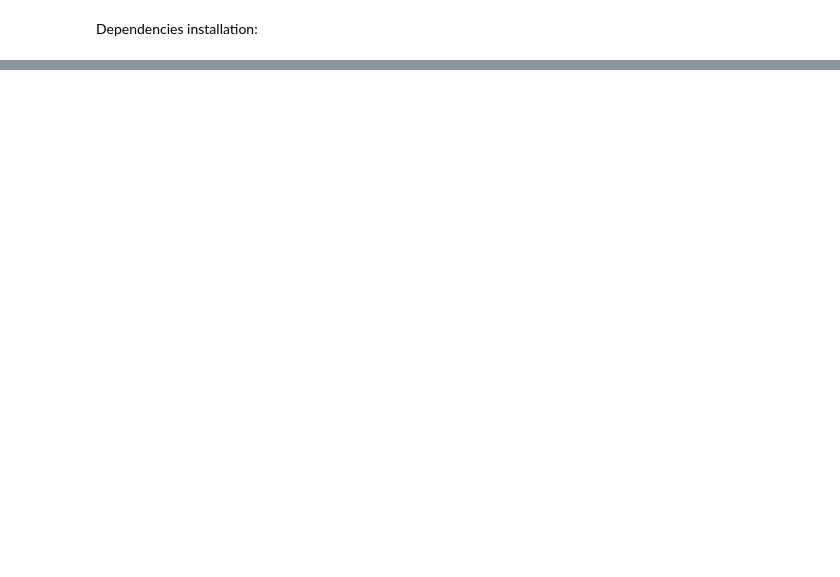
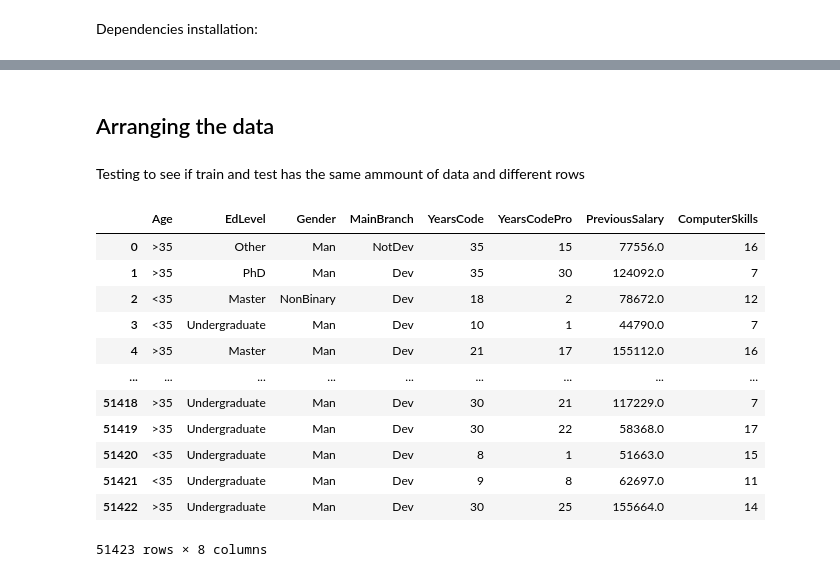
Before and after one commit to C21sja/KAN-CINTO1011U-Big-Data-ManagementPCS, a Jupyter notebook: main.ipynb, the cells around one changed output, grey strips where cells are left out. Drawn from its saved outputs; the diff is of its cells as text; code cells hidden in the pictures; blank space fills up the shorter version.

```diff
--- a/main.ipynb
+++ b/main.ipynb
@@ -41,0 +40,9 @@ df.head()
+# %%
+# Load the training data
+df_train = pd.read_csv('Train.csv')
+# Load the test data
+df_test = pd.read_csv('Test.csv')
+
+#Check headers
+df_train.head()
+df_test.head()
@@ -41,0 +56,3 @@ df.head()
+# %%
+df_train.drop(['w'], axis=1, inplace=True)
+df_test.drop(['w'], axis=1, inplace=True)
@@ -41,0 +70,28 @@ df.head()
+# %% [markdown]
+## Arranging the data
+# %%
+categorical_cols = ['Age', 'EdLevel', 'Gender', 'MainBranch']
+numerical_cols = ['YearsCode', 'YearsCodePro', 'PreviousSalary', 'ComputerSkills']
+
+X_train = df_train[categorical_cols + numerical_cols]
+y_train = df_train['Employed']
+X_test = df_test[categorical_cols + numerical_cols]
+y_test = df_test['Employed']
+# %% [markdown]
+Testing to see if train and test has the same ammount of data and different rows
+# %%
+X_train
+# %% [output]
+|  | Age | EdLevel | Gender | MainBranch | YearsCode | YearsCodePro | PreviousSalary | ComputerSkills |
+| 0 | >35 | Other | Man | NotDev | 35 | 15 | 77556.0 | 16 |
+| 1 | >35 | PhD | Man | Dev | 35 | 30 | 124092.0 | 7 |
+| 2 | <35 | Master | NonBinary | Dev | 18 | 2 | 78672.0 | 12 |
+| 3 | <35 | Undergraduate | Man | Dev | 10 | 1 | 44790.0 | 7 |
+| 4 | >35 | Master | Man | Dev | 21 | 17 | 155112.0 | 16 |
+| ... | ... | ... | ... | ... | ... | ... | ... | ... |
+| 51418 | >35 | Undergraduate | Man | Dev | 30 | 21 | 117229.0 | 7 |
+| 51419 | >35 | Undergraduate | Man | Dev | 30 | 22 | 58368.0 | 17 |
+| 51420 | <35 | Undergraduate | Man | Dev | 8 | 1 | 51663.0 | 15 |
+| 51421 | <35 | Undergraduate | Man | Dev | 9 | 8 | 62697.0 | 11 |
+| 51422 | >35 | Undergraduate | Man | Dev | 30 | 25 | 155664.0 | 14 |
+51423 rows × 8 columns
```
Also changed, not shown: parts of 16 cells of this notebook.
